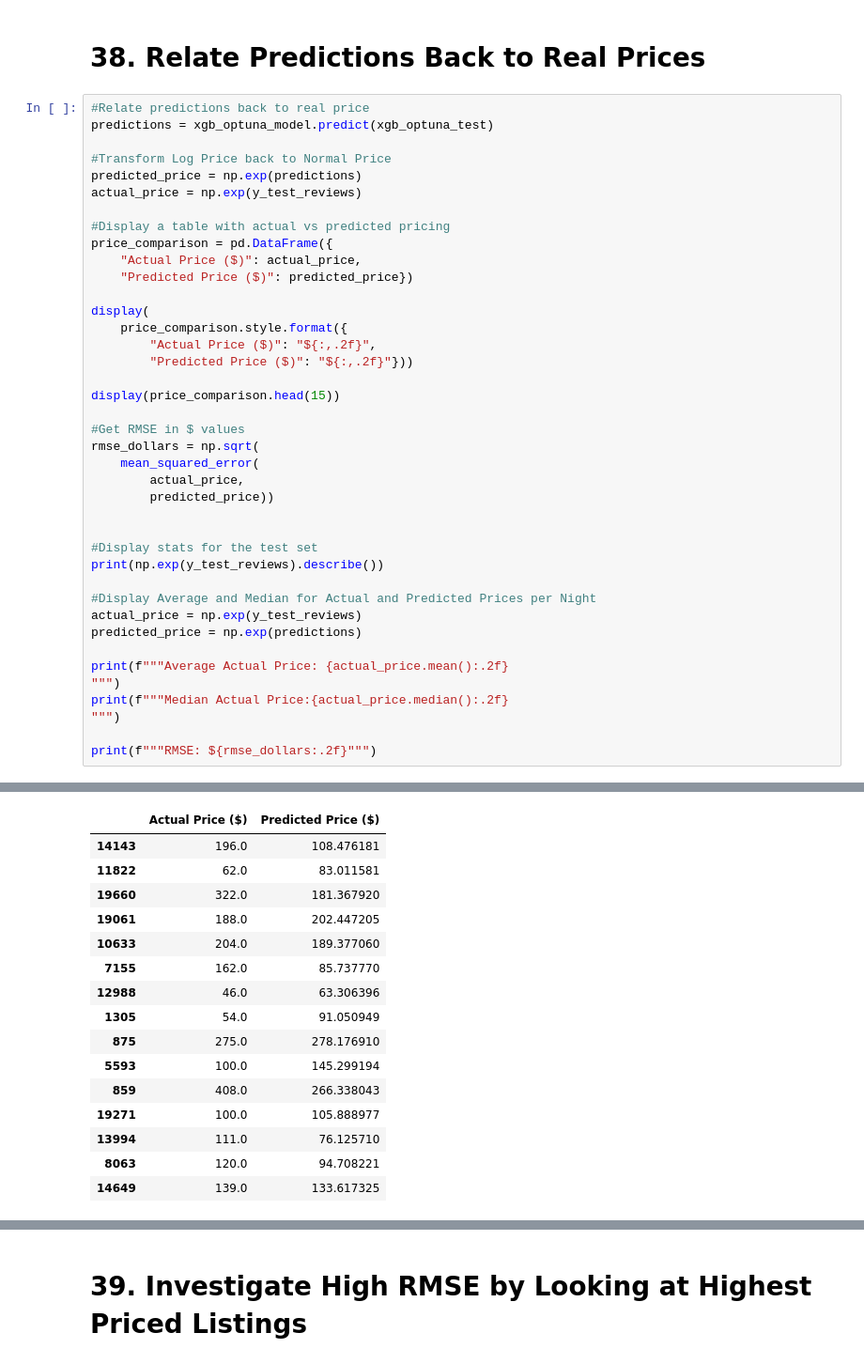
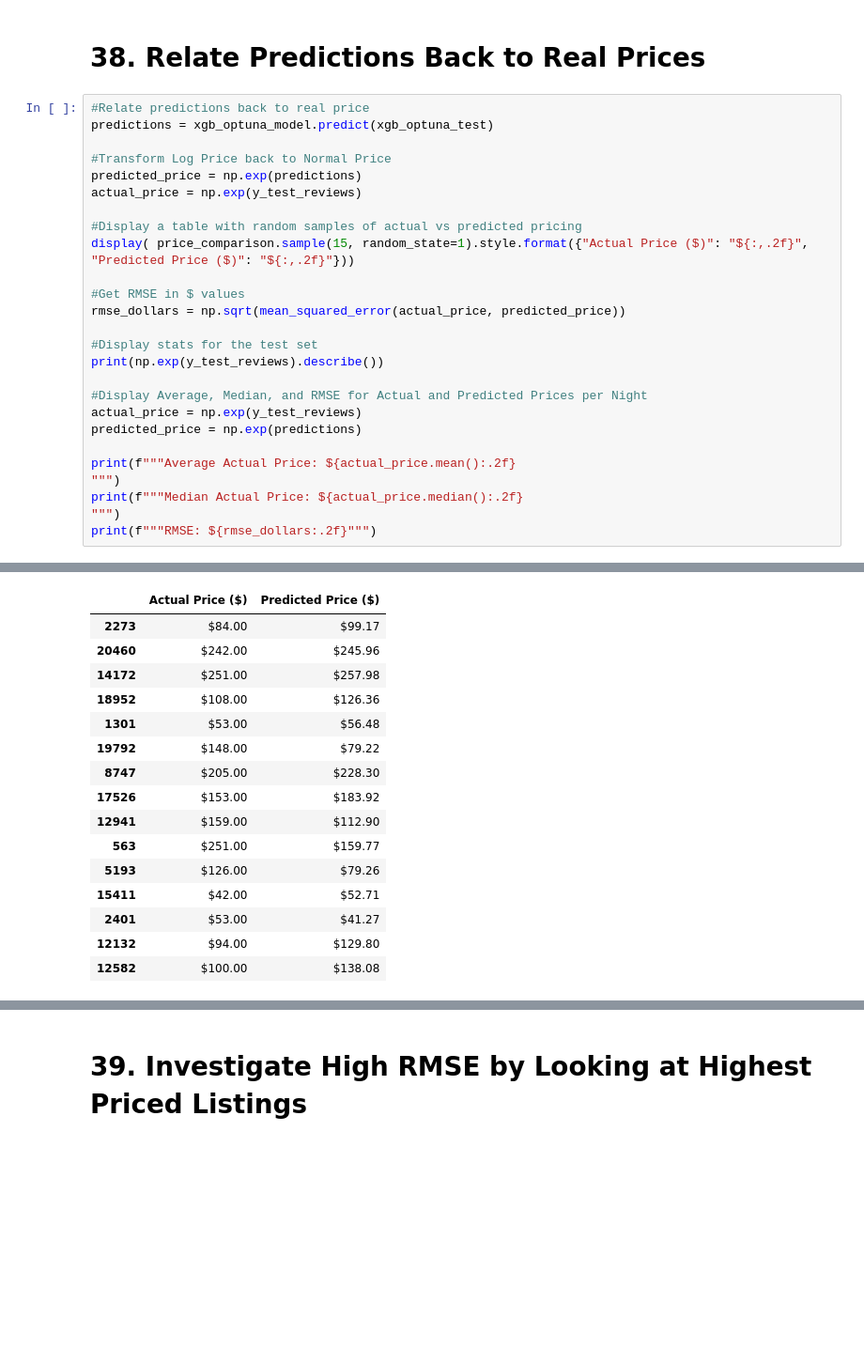
Before and after one commit to AgacheM/Analyzing-Toronto-Montreal-and-Ottawa-Airbnb-Datasets, a Jupyter notebook: CIND_820_Notebook_4_Modeling.ipynb, the cells around one changed output, grey strips where cells are left out. Shown at 94% size. Saved outputs shown, nothing was run; the diff lists cells and outputs as text; blank space fills up the shorter version.

```diff
--- a/CIND_820_Notebook_4_Modeling.ipynb
+++ b/CIND_820_Notebook_4_Modeling.ipynb
@@ -1605,36 +1606,22 @@ predictions = xgb_optuna_model.predict(xgb_optuna_test)
 predicted_price = np.exp(predictions)
 actual_price = np.exp(y_test_reviews)
 
-#Display a table with actual vs predicted pricing
-price_comparison = pd.DataFrame({
-    "Actual Price ($)": actual_price,
-    "Predicted Price ($)": predicted_price})
-
-display(
-    price_comparison.style.format({
-        "Actual Price ($)": "${:,.2f}",
-        "Predicted Price ($)": "${:,.2f}"}))
-
-display(price_comparison.head(15))
+#Display a table with random samples of actual vs predicted pricing
+display( price_comparison.sample(15, random_state=1).style.format({"Actual Price ($)": "${:,.2f}", "Predicted Price ($)": "${:,.2f}"}))
 
 #Get RMSE in $ values
-rmse_dollars = np.sqrt(
-    mean_squared_error(
-        actual_price,
-        predicted_price))
-
+rmse_dollars = np.sqrt(mean_squared_error(actual_price, predicted_price))
 
 #Display stats for the test set
 print(np.exp(y_test_reviews).describe())
 
-#Display Average and Median for Actual and Predicted Prices per Night
+#Display Average, Median, and RMSE for Actual and Predicted Prices per Night
 actual_price = np.exp(y_test_reviews)
 predicted_price = np.exp(predictions)
 
-print(f"""Average Actual Price: {actual_price.mean():.2f}
+print(f"""Average Actual Price: ${actual_price.mean():.2f}
 """)
-print(f"""Median Actual Price:{actual_price.median():.2f}
+print(f"""Median Actual Price: ${actual_price.median():.2f}
 """)
-
 print(f"""RMSE: ${rmse_dollars:.2f}""")
 # %% [output]
@@ -1642,19 +1628,19 @@ print(f"""RMSE: ${rmse_dollars:.2f}""")
 |  | Actual Price ($) | Predicted Price ($) |
-| 14143 | 196.0 | 108.476181 |
-| 11822 | 62.0 | 83.011581 |
-| 19660 | 322.0 | 181.367920 |
-| 19061 | 188.0 | 202.447205 |
-| 10633 | 204.0 | 189.377060 |
-| 7155 | 162.0 | 85.737770 |
-| 12988 | 46.0 | 63.306396 |
-| 1305 | 54.0 | 91.050949 |
-| 875 | 275.0 | 278.176910 |
-| 5593 | 100.0 | 145.299194 |
-| 859 | 408.0 | 266.338043 |
-| 19271 | 100.0 | 105.888977 |
-| 13994 | 111.0 | 76.125710 |
-| 8063 | 120.0 | 94.708221 |
-| 14649 | 139.0 | 133.617325 |
+| 2273 | $84.00 | $99.17 |
+| 20460 | $242.00 | $245.96 |
+| 14172 | $251.00 | $257.98 |
+| 18952 | $108.00 | $126.36 |
+| 1301 | $53.00 | $56.48 |
+| 19792 | $148.00 | $79.22 |
+| 8747 | $205.00 | $228.30 |
+| 17526 | $153.00 | $183.92 |
+| 12941 | $159.00 | $112.90 |
+| 563 | $251.00 | $159.77 |
+| 5193 | $126.00 | $79.26 |
+| 15411 | $42.00 | $52.71 |
+| 2401 | $53.00 | $41.27 |
+| 12132 | $94.00 | $129.80 |
+| 12582 | $100.00 | $138.08 |
 count    4277.000000
 mean      165.767594
 std       178.673568
```
Also changed, not shown: parts of 12 cells of this notebook.
